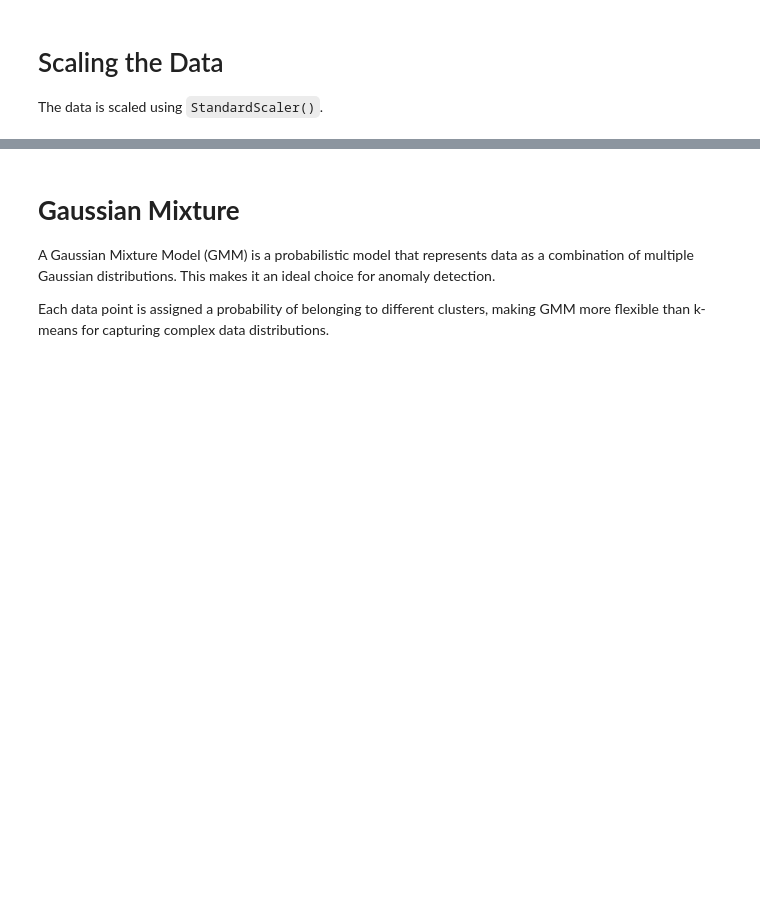
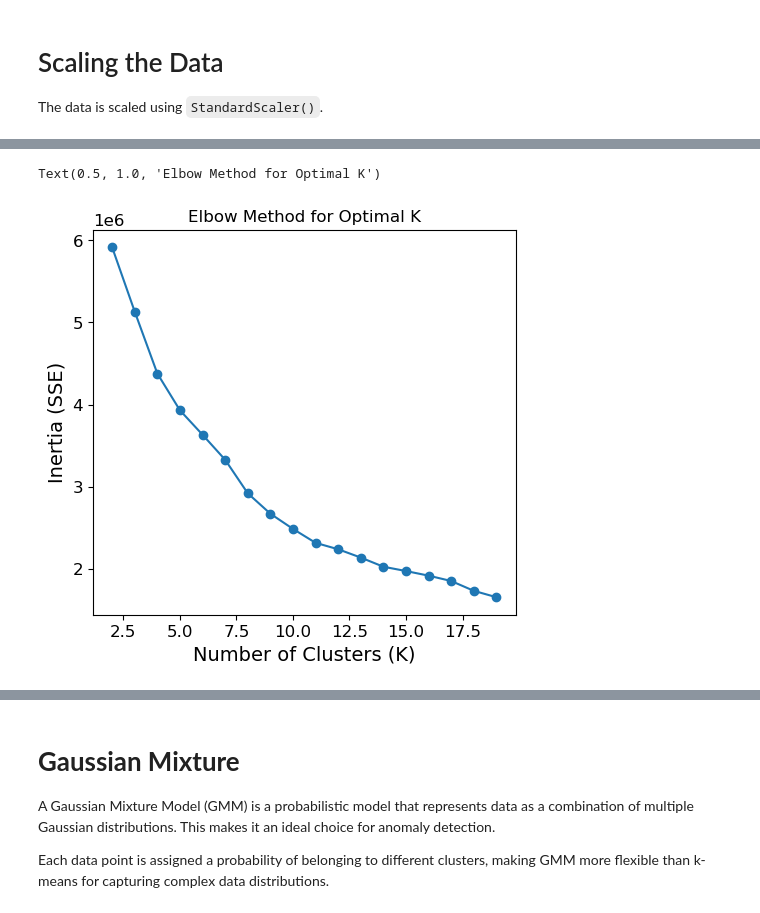
Before and after one commit to Hakonimatata/MachineLearningV2, a Jupyter notebook: Assignment_2/A2_Submission.ipynb, the cells around one changed output, grey strips where cells are left out. Saved outputs shown, nothing was run; the diff lists cells and outputs as text; code cells hidden in the pictures; blank space fills up the shorter version.

Commit message:
added kmeans

```diff
--- a/Assignment_2/A2_Submission.ipynb
+++ b/Assignment_2/A2_Submission.ipynb
@@ -385,0 +497,21 @@ Inertia measures how tightly data points are clustered by summing the squared di
+# %%
+from sklearn.cluster import MiniBatchKMeans
+
+inertia = []
+K_range = range(2, 20)  # Limit to reasonable values
+
+for k in K_range:
+    kmeans = MiniBatchKMeans(n_clusters=k, batch_size=1000, random_state=42, n_init=3)
+    kmeans.fit(X_normal_scaled)
+    inertia.append(kmeans.inertia_)
+
+# Plot Elbow Method
+plt.figure(figsize=(12, 5))
+plt.subplot(1, 2, 1)
+plt.plot(K_range, inertia, marker='o')
+plt.xlabel("Number of Clusters (K)")
+plt.ylabel("Inertia (SSE)")
+plt.title("Elbow Method for Optimal K")
+# %% [output]
+Text(0.5, 1.0, 'Elbow Method for Optimal K')
+[figure, added]
```
Also changed, not shown: parts of 26 cells of this notebook, 1 other file.
